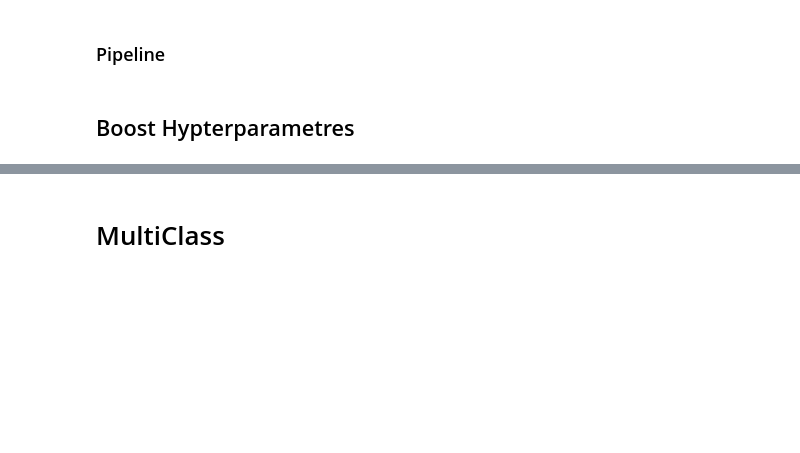
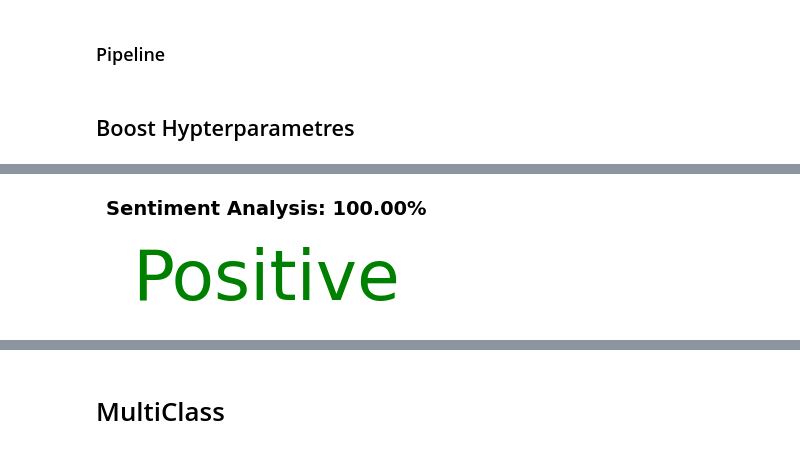
Before and after one commit to rvanguita/Brazilian_E-Commerce, a Jupyter notebook: main.ipynb, the cells around one changed output, grey strips where cells are left out. Saved outputs shown, nothing was run; the diff lists cells and outputs as text; code cells hidden in the pictures; blank space fills up the shorter version.

```diff
--- a/main.ipynb
+++ b/main.ipynb
@@ -335,4 +293,6 @@ plot_sentiment_prediction(comment, trained_pipeline)
 # %%
-comment = 'Adorei e realmente cumpriu as expectativas. Comprei por um valor barato. Maravilhoso'
-plot_sentiment_prediction(comment, trained_pipeline)
+# comment = 'Adorei e realmente cumpriu as expectativas. Comprei por um valor barato. Maravilhoso'
+# plot_sentiment_prediction(comment, trained_pipeline)
+# %% [output]
+[figure, added]
 # %%
```
Also changed, not shown: parts of 35 cells of this notebook, 6 other files.
